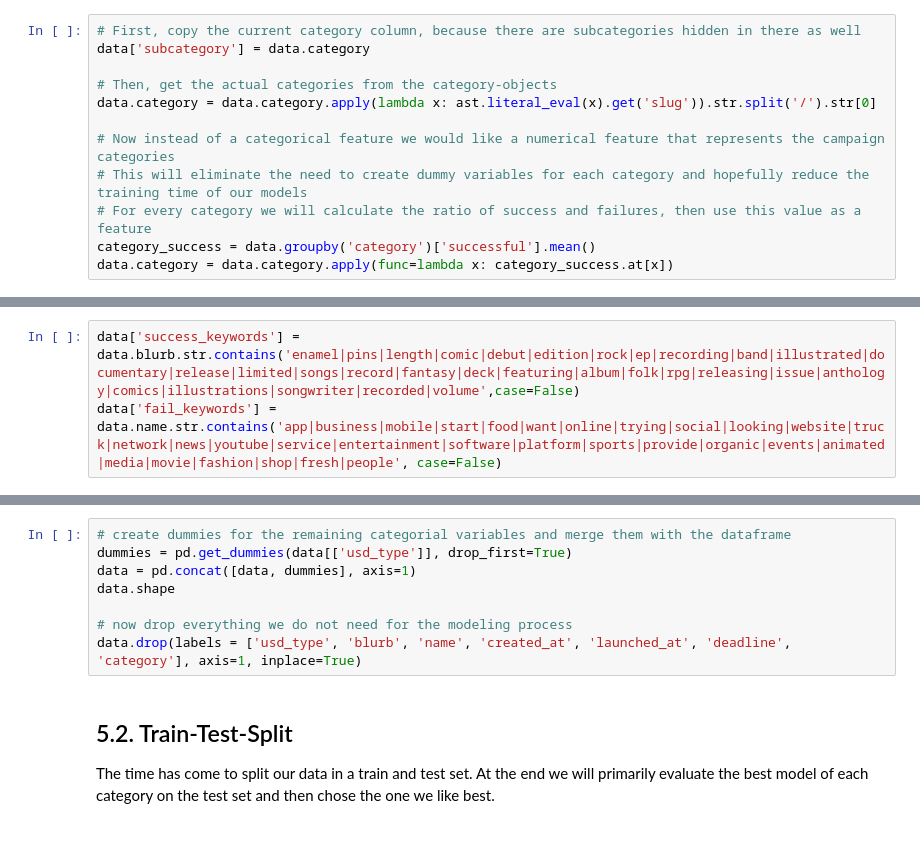
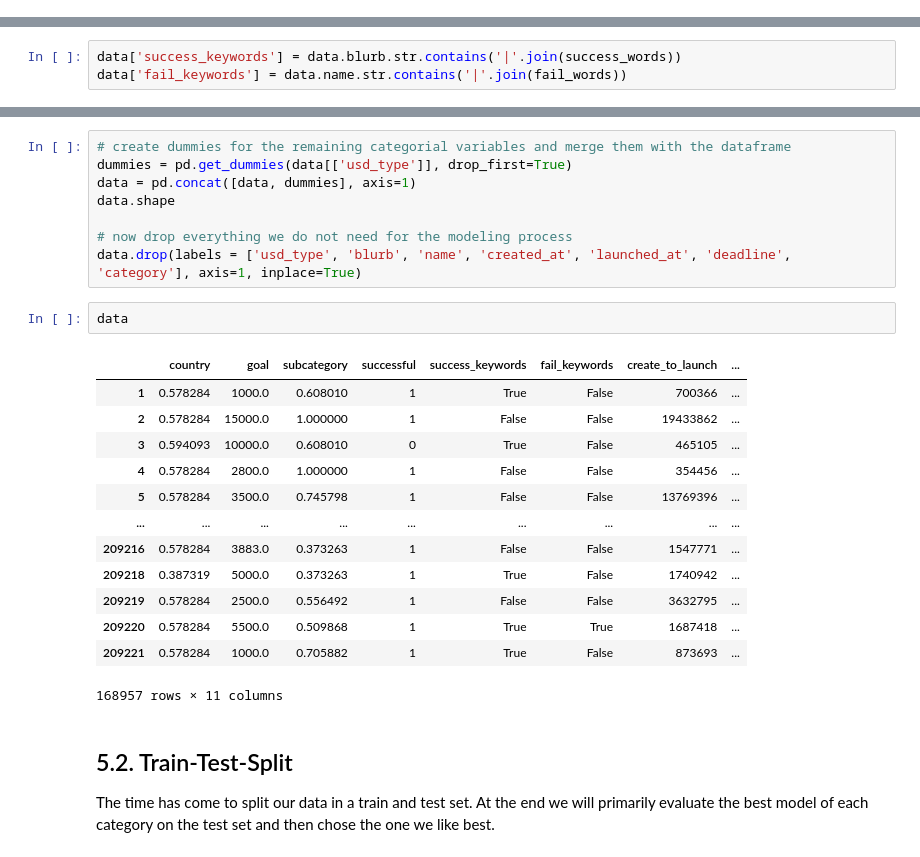
Before and after one commit to ho-ya/Kickstarter_Success_Prediction, a Jupyter notebook: Notebook_Kickstarter_prediction.ipynb, the cells around one changed output, grey strips where cells are left out. Cells and saved outputs as stored; diff of their text form.

```diff
--- a/Notebook_Kickstarter_prediction.ipynb
+++ b/Notebook_Kickstarter_prediction.ipynb
@@ -189,12 +446,0 @@ Onto the feature engineering. We want to make numerical features out of the **ca
-# %%
-# First, copy the current category column, because there are subcategories hidden in there as well
-data['subcategory'] = data.category
-
-# Then, get the actual categories from the category-objects
-data.category = data.category.apply(lambda x: ast.literal_eval(x).get('slug')).str.split('/').str[0]
-
-# Now instead of a categorical feature we would like a numerical feature that represents the campaign categories
-# This will eliminate the need to create dummy variables for each category and hopefully reduce the training time of our models
-# For every category we will calculate the ratio of success and failures, then use this value as a feature
-category_success = data.groupby('category')['successful'].mean()
-data.category = data.category.apply(func=lambda x: category_success.at[x])
@@ -213,3 +460,6 @@ data.country = data.country.apply(func=lambda x: country_success.at[x])
+# %%
+data['success_keywords'] = data.blurb.str.contains('|'.join(success_words))
+data['fail_keywords'] = data.name.str.contains('|'.join(fail_words))
 # %% [markdown]
 Next, we engineer more succinct features out of the different variables containing times and/or dates. In the end, we will have two features remaining. One to describe the time between campaign creation and launch and one that describes for how long the project was open for backers.
 # %%
@@ -262,3 +484,0 @@ We make two new features that are true if the blurb contains one of the top 30 s
-# %%
-data['success_keywords'] = data.blurb.str.contains('enamel|pins|length|comic|debut|edition|rock|ep|recording|band|illustrated|documentary|release|limited|songs|record|fantasy|deck|featuring|album|folk|rpg|releasing|issue|anthology|comics|illustrations|songwriter|recorded|volume',case=False)
-data['fail_keywords'] = data.name.str.contains('app|business|mobile|start|food|want|online|trying|social|looking|website|truck|network|news|youtube|service|entertainment|software|platform|sports|provide|organic|events|animated|media|movie|fashion|shop|fresh|people', case=False)
@@ -370,6 +546,22 @@ data.shape
 
 # now drop everything we do not need for the modeling process
 data.drop(labels = ['usd_type', 'blurb', 'name', 'created_at', 'launched_at', 'deadline', 'category'], axis=1, inplace=True)
+# %%
+data
+# %% [output]
+|  | country | goal | subcategory | successful | success_keywords | fail_keywords | create_to_launch | ... |
+| 1 | 0.578284 | 1000.0 | 0.608010 | 1 | True | False | 700366 | ... |
+| 2 | 0.578284 | 15000.0 | 1.000000 | 1 | False | False | 19433862 | ... |
+| 3 | 0.594093 | 10000.0 | 0.608010 | 0 | True | False | 465105 | ... |
+| 4 | 0.578284 | 2800.0 | 1.000000 | 1 | False | False | 354456 | ... |
+| 5 | 0.578284 | 3500.0 | 0.745798 | 1 | False | False | 13769396 | ... |
+| ... | ... | ... | ... | ... | ... | ... | ... | ... |
+| 209216 | 0.578284 | 3883.0 | 0.373263 | 1 | False | False | 1547771 | ... |
+| 209218 | 0.387319 | 5000.0 | 0.373263 | 1 | True | False | 1740942 | ... |
+| 209219 | 0.578284 | 2500.0 | 0.556492 | 1 | False | False | 3632795 | ... |
+| 209220 | 0.578284 | 5500.0 | 0.509868 | 1 | True | True | 1687418 | ... |
+| 209221 | 0.578284 | 1000.0 | 0.705882 | 1 | True | False | 873693 | ... |
+168957 rows × 11 columns
 # %% [markdown]
 ## 5.2. Train-Test-Split
 
```
Also changed, not shown: parts of 61 cells of this notebook.
